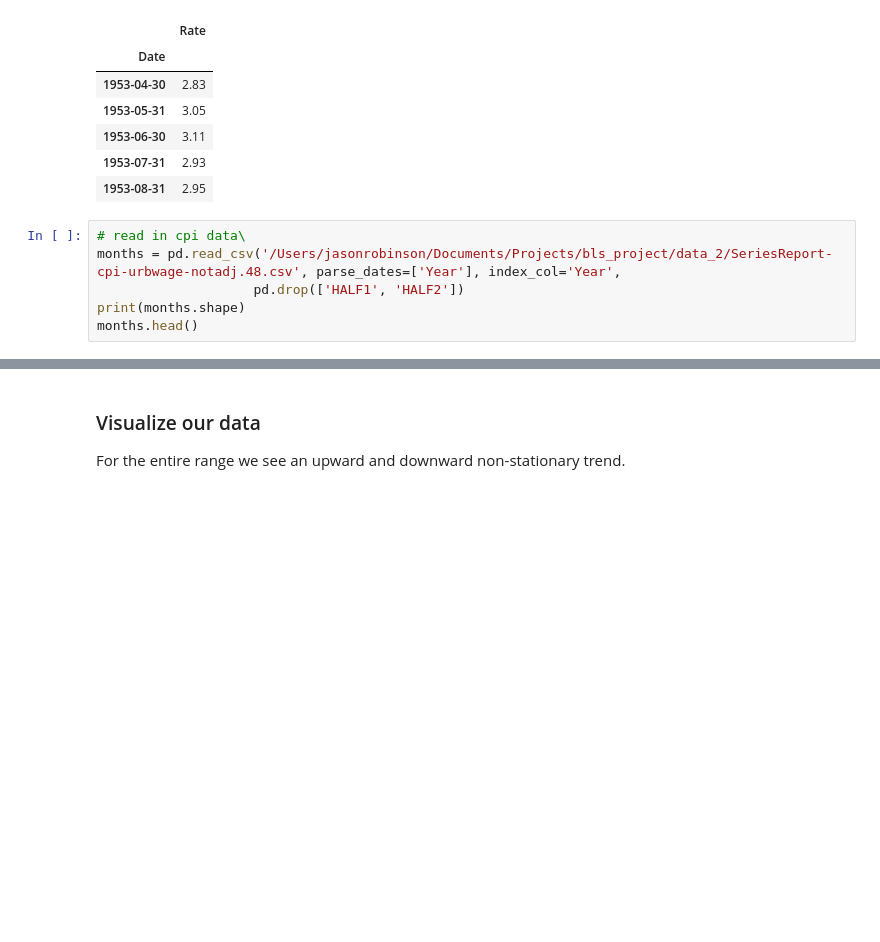
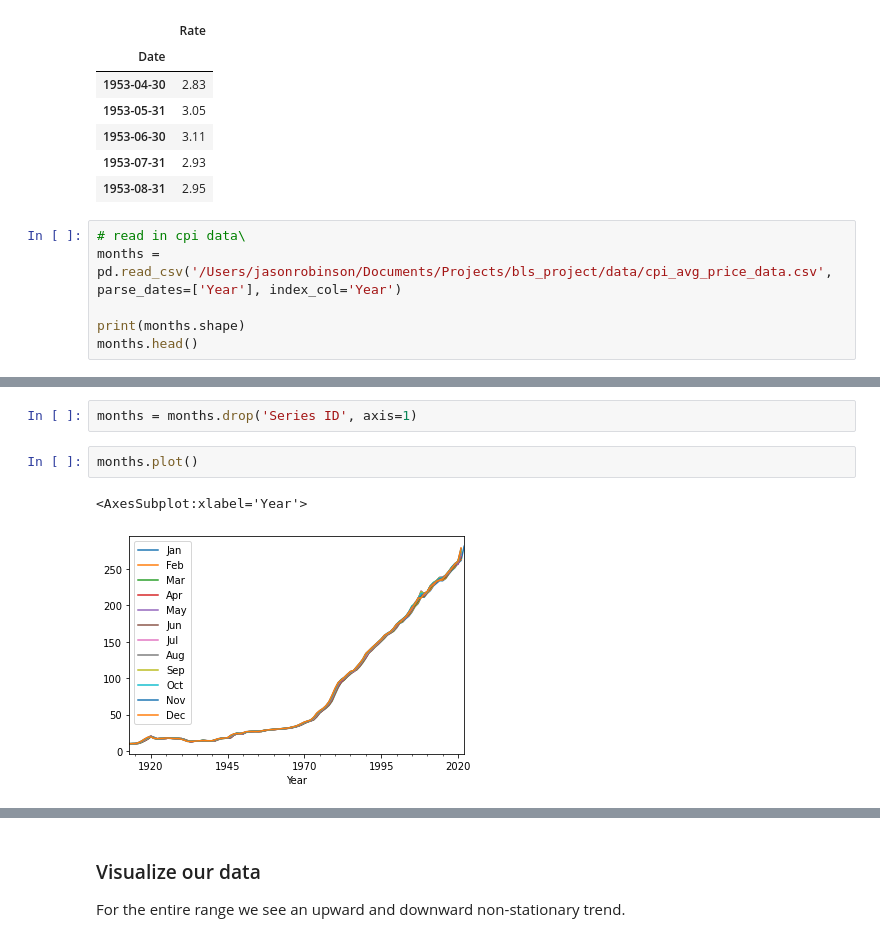
Before and after one commit to techthumb1/time_series_analysis, a Jupyter notebook: notebooks/state-space-us-bond-Copy1.ipynb, the cells around one changed output, grey strips where cells are left out. Cells and saved outputs as stored; diff of their text form; blank space fills up the shorter version.

```diff
--- a/notebooks/state-space-us-bond-Copy1.ipynb
+++ b/notebooks/state-space-us-bond-Copy1.ipynb
@@ -88,8 +88,8 @@ month.head()
 | 1953-08-31 | 2.95 |
 # %%
 # read in cpi data\
-months = pd.read_csv('/Users/jasonrobinson/Documents/Projects/bls_project/data_2/SeriesReport-cpi-urbwage-notadj.48.csv', parse_dates=['Year'], index_col='Year',
-                    pd.drop(['HALF1', 'HALF2'])
+months = pd.read_csv('/Users/jasonrobinson/Documents/Projects/bls_project/data/cpi_avg_price_data.csv', parse_dates=['Year'], index_col='Year')
+
 print(months.shape)
 months.head()
 # %% [output]
@@ -96,0 +104,7 @@ SyntaxError: invalid syntax (3671065238.py, line 4)
+# %%
+months = months.drop('Series ID', axis=1)
+# %%
+months.plot()
+# %% [output]
+<AxesSubplot:xlabel='Year'>
+[figure, added]
```
Also changed, not shown: parts of 5 cells of this notebook, 4 other files.
